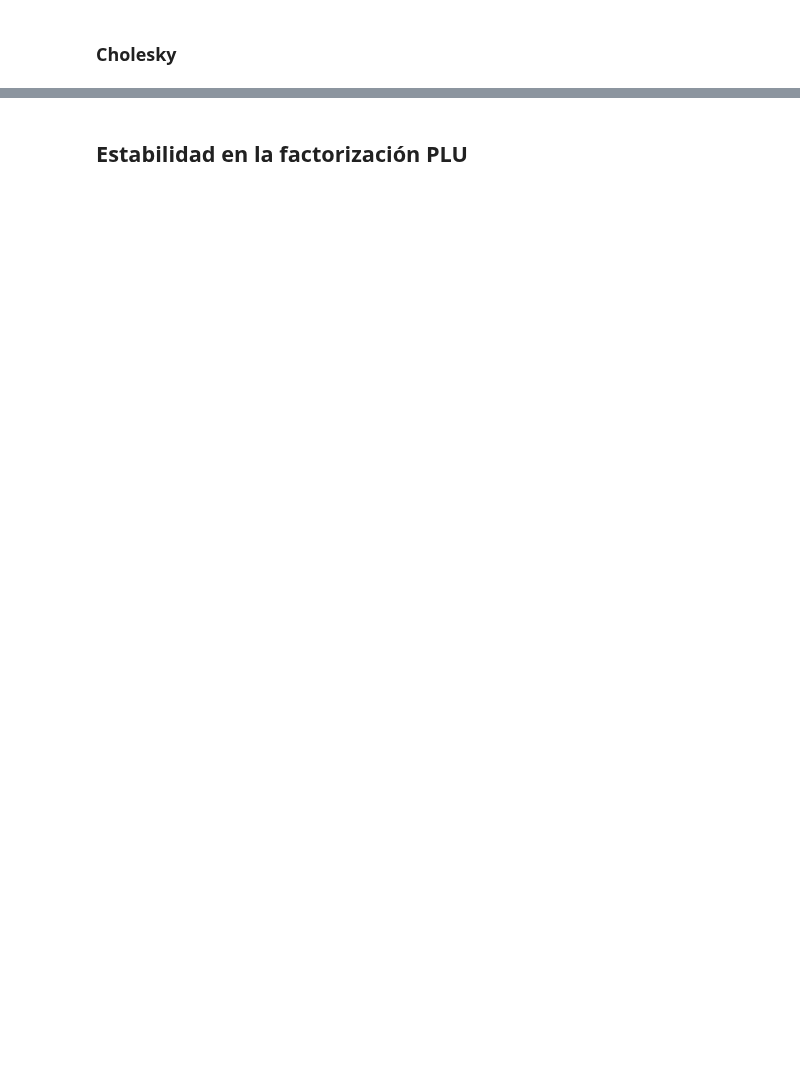
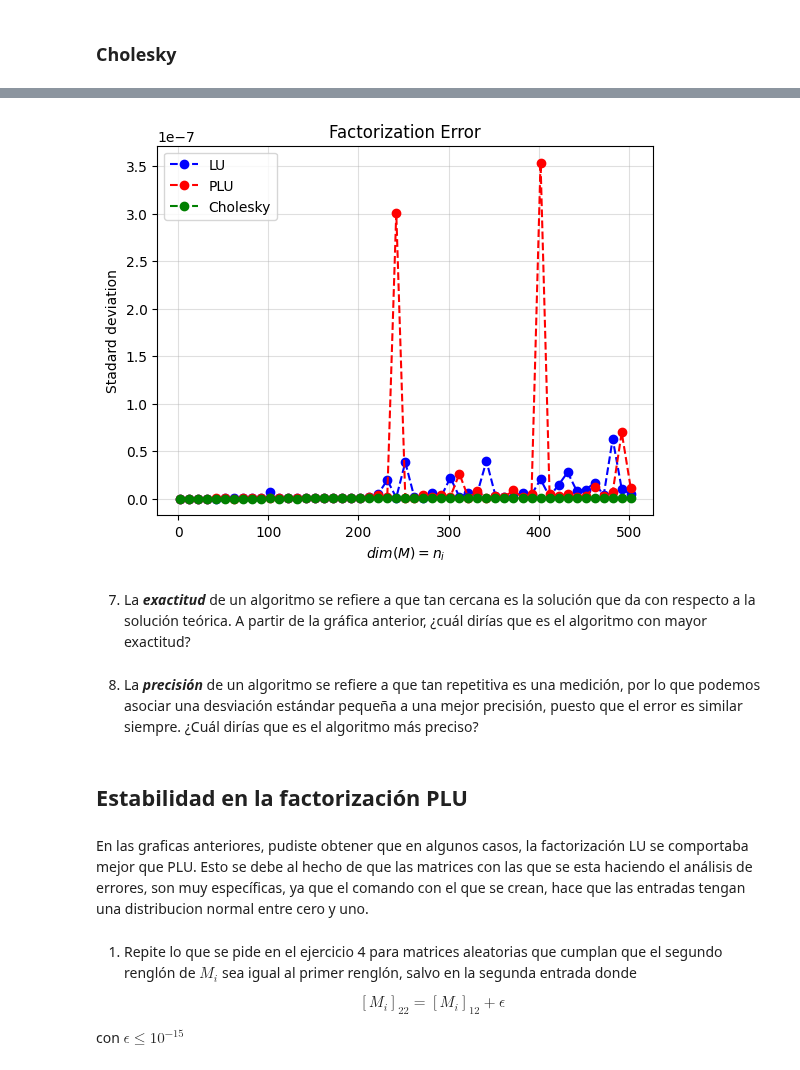
Before and after one commit to emilianodesu/LCD-5Sem-2025-1, a Jupyter notebook: MMCCD/Emiliano_Mendoza_T1.ipynb, the cells around one changed output, grey strips where cells are left out. Drawn from its saved outputs; the diff is of its cells as text; code cells hidden in the pictures; blank space fills up the shorter version.

```diff
--- a/MMCCD/Emiliano_Mendoza_T1.ipynb
+++ b/MMCCD/Emiliano_Mendoza_T1.ipynb
@@ -287,0 +387,3 @@ plt.show()
+# %%
+lu_std = np.std(lu_errors_mat, axis=0)
+lu_std
@@ -287,0 +404,3 @@ plt.show()
+# %%
+plu_std = np.std(plu_errors_mat, axis=0)
+plu_std
@@ -287,0 +421,3 @@ plt.show()
+# %%
+cholesky_std = np.std(cholesky_errors_mat, axis=0)
+cholesky_std
@@ -288,2 +438,27 @@ plt.show()
+# %%
+plt.plot(N, lu_std, 'b--o', label='LU')
+plt.plot(N, plu_std, 'r--o', label='PLU')
+plt.plot(N, cholesky_std, 'g--o', label='Cholesky')
+plt.xlabel('$dim(M)=n_i$')
+plt.ylabel('Stadard deviation')
+plt.title('Factorization Error')
+plt.grid(alpha=0.4)
+plt.legend()
+plt.show()
+# %% [output]
+[figure, added]
+# %% [markdown]
+7. La ***exactitud*** de un algoritmo se refiere a que tan cercana es la solución que da con respecto a la solución teórica. A partir de la gráfica anterior, ¿cuál dirías que es el algoritmo con mayor exactitud?
+# %% [markdown]
+8. La ***precisión*** de un algoritmo se refiere a que tan repetitiva es una medición, por lo que podemos asociar una desviación estándar pequeña a una mejor precisión, puesto que el error es similar siempre. ¿Cuál dirías que es el algoritmo más preciso?
 # %% [markdown]
 ## **Estabilidad en la factorización PLU**
+# %% [markdown]
+En las graficas anteriores, pudiste obtener que en algunos casos, la factorización LU se comportaba mejor que PLU. Esto se debe al hecho de que las matrices con las que se esta haciendo el análisis de errores, son muy específicas, ya que el comando
+con el que se crean, hace que las entradas tengan una distribucion normal entre cero y uno.
+# %% [markdown]
+1. Repite lo que se pide en el ejercicio 4 para matrices aleatorias que cumplan que el segundo renglón de $M_i$ sea igual al primer renglón, salvo en la segunda entrada donde
+
+$$[M_i]_{22} = [M_i]_{12}+\epsilon$$
+
+con $\epsilon \leq 10^{-15}$
```
Also changed, not shown: parts of 48 cells of this notebook.
